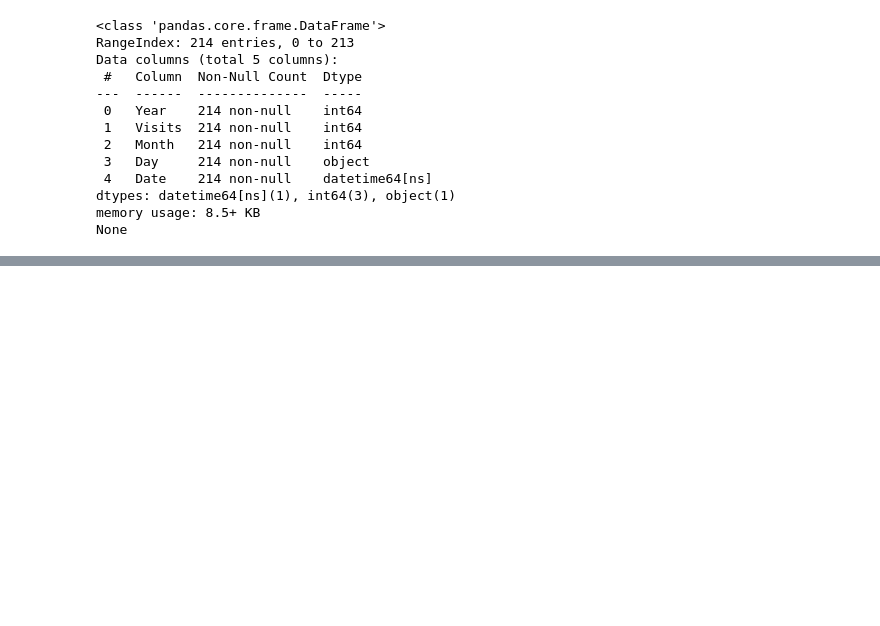
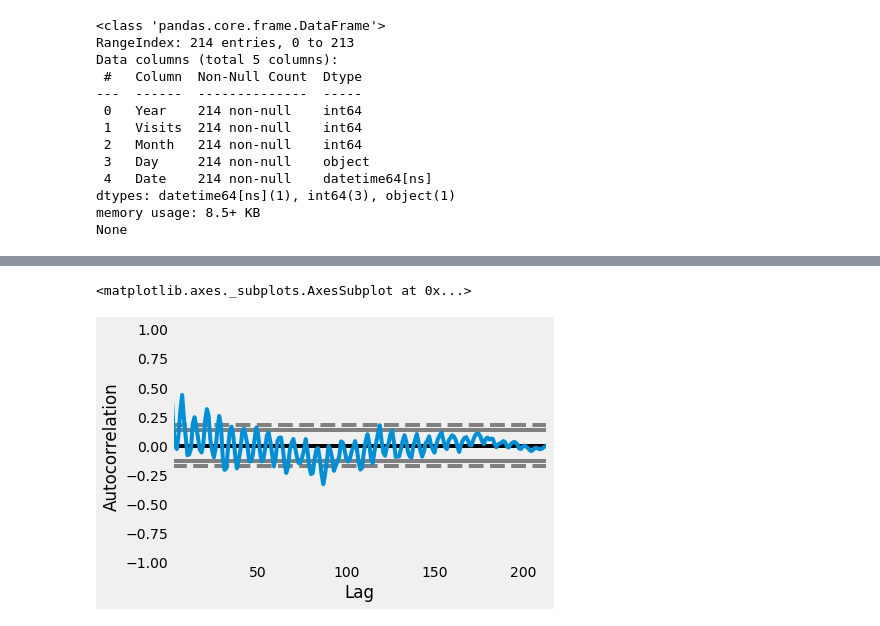
Before and after one commit to prathyuma-08/Website-Traffic-Forecasting, a Jupyter notebook: Website_traffic_forecasting.ipynb, the cells around one changed output, grey strips where cells are left out. Drawn from its saved outputs; the diff is of its cells as text; code cells hidden in the pictures; blank space fills up the shorter version.

```diff
--- a/Website_traffic_forecasting.ipynb
+++ b/Website_traffic_forecasting.ipynb
@@ -219,0 +202,5 @@ None
+# %%
+pd.plotting.autocorrelation_plot(data["Visits"])
+# %% [output]
+<matplotlib.axes._subplots.AxesSubplot at 0x...>
+[figure, added]
```
Also changed, not shown: parts of 7 cells of this notebook.
